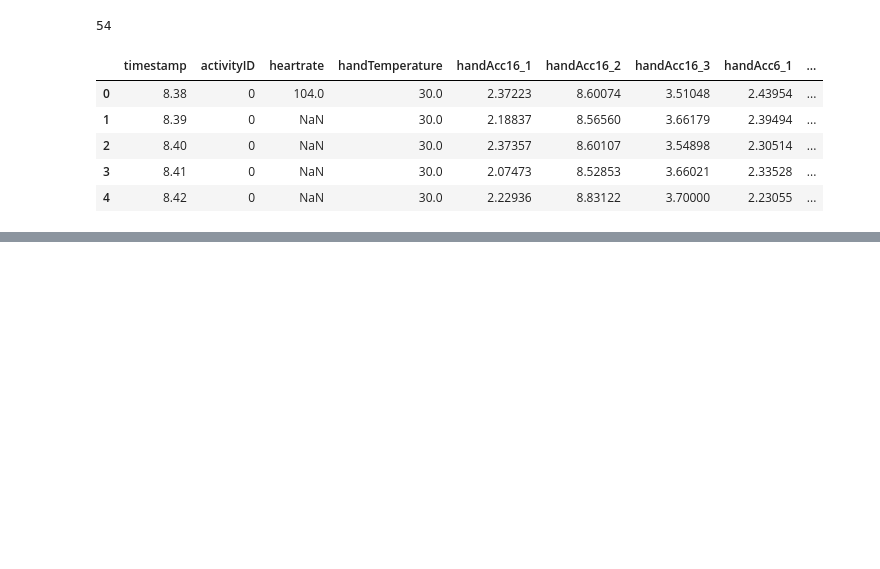
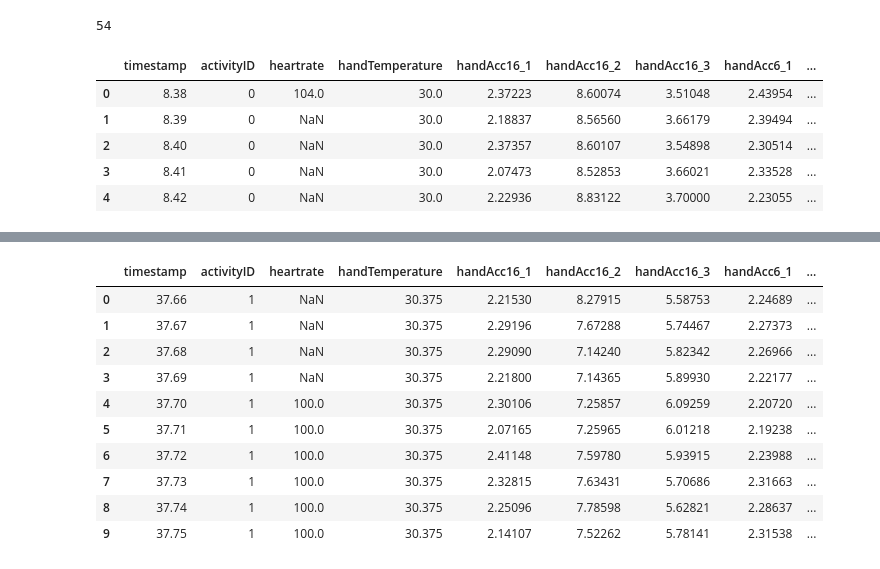
Before and after one commit to shamima1407/HAR-prediction-using-PAMAP2-dataset, a Jupyter notebook: v2.ipynb, the cells around one changed output, grey strips where cells are left out. Drawn from its saved outputs; the diff is of its cells as text; code cells hidden in the pictures; blank space fills up the shorter version.

```diff
--- a/v2.ipynb
+++ b/v2.ipynb
@@ -135,0 +184,15 @@ dataCollection.head()
+# %%
+df.reset_index(drop = True, inplace = True)
+df.head(10)
+# %% [output]
+|  | timestamp | activityID | heartrate | handTemperature | handAcc16_1 | handAcc16_2 | handAcc16_3 | handAcc6_1 | ... |
+| 0 | 37.66 | 1 | NaN | 30.375 | 2.21530 | 8.27915 | 5.58753 | 2.24689 | ... |
+| 1 | 37.67 | 1 | NaN | 30.375 | 2.29196 | 7.67288 | 5.74467 | 2.27373 | ... |
+| 2 | 37.68 | 1 | NaN | 30.375 | 2.29090 | 7.14240 | 5.82342 | 2.26966 | ... |
+| 3 | 37.69 | 1 | NaN | 30.375 | 2.21800 | 7.14365 | 5.89930 | 2.22177 | ... |
+| 4 | 37.70 | 1 | 100.0 | 30.375 | 2.30106 | 7.25857 | 6.09259 | 2.20720 | ... |
+| 5 | 37.71 | 1 | 100.0 | 30.375 | 2.07165 | 7.25965 | 6.01218 | 2.19238 | ... |
+| 6 | 37.72 | 1 | 100.0 | 30.375 | 2.41148 | 7.59780 | 5.93915 | 2.23988 | ... |
+| 7 | 37.73 | 1 | 100.0 | 30.375 | 2.32815 | 7.63431 | 5.70686 | 2.31663 | ... |
+| 8 | 37.74 | 1 | 100.0 | 30.375 | 2.25096 | 7.78598 | 5.62821 | 2.28637 | ... |
+| 9 | 37.75 | 1 | 100.0 | 30.375 | 2.14107 | 7.52262 | 5.78141 | 2.31538 | ... |
```
Also changed, not shown: parts of 8 cells of this notebook.
